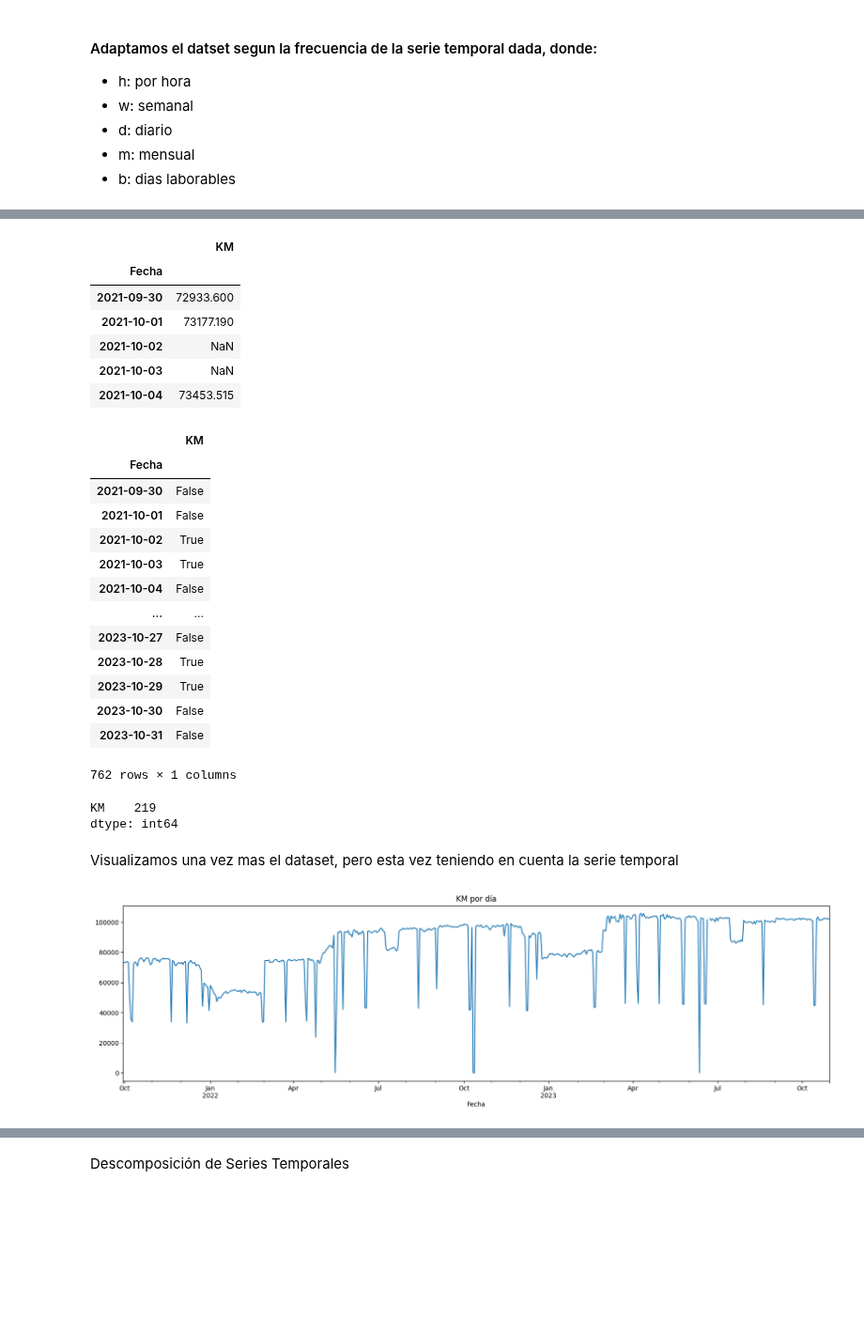
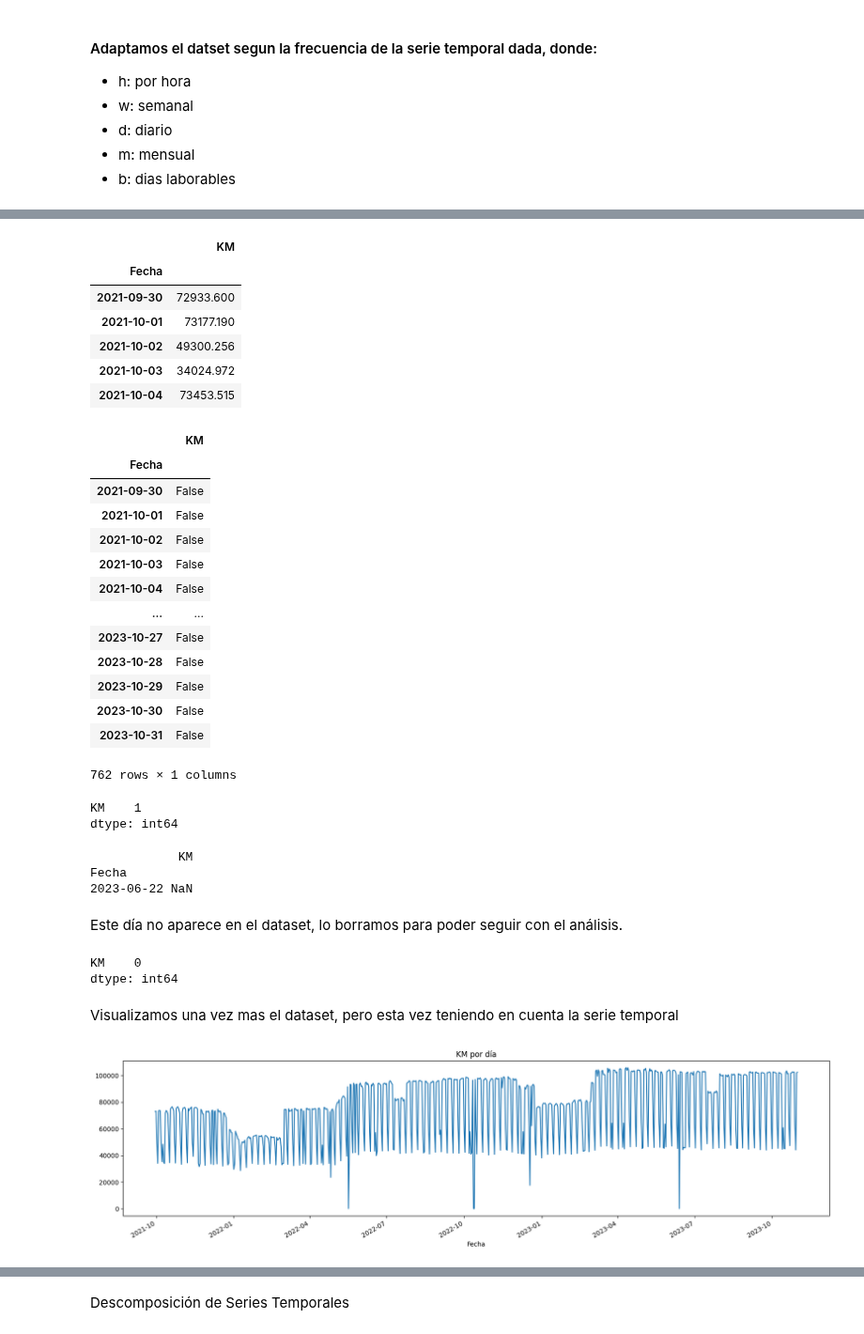
Before and after one commit to rstvz90/AST_G4, a Jupyter notebook: TP_G4_KM.ipynb, the cells around one changed output, grey strips where cells are left out. Shown at 94% size. Drawn from its saved outputs; the diff is of its cells as text; code cells hidden in the pictures; blank space fills up the shorter version.

```diff
--- a/TP_G4_KM.ipynb
+++ b/TP_G4_KM.ipynb
@@ -133,8 +161,8 @@ df_comp.head()
 | 3 | 2023-03-06 | 103403.154 |
 | 4 | 2023-03-10 | 102574.717 |
 # %%
-df_comp.set_index("Fecha", inplace=True)
-df_comp.head()
+df_km.set_index("Fecha", inplace=True)
+df_km.head()
 # %% [output]
 |  | KM |
 | Fecha |  |
@@ -171,0 +182,3 @@ df_comp
+# %%
+df_km=df_km.asfreq('d')
+df_km
@@ -172,33 +200,33 @@ df_comp
 # %%
-df_comp=df_comp.asfreq('d')
-df_comp.head()
+df_km=df_km.asfreq('d')
+df_km.head()
 # %% [output]
 |  | KM |
 | Fecha |  |
 | 2021-09-30 | 72933.600 |
 | 2021-10-01 | 73177.190 |
-| 2021-10-02 | NaN |
-| 2021-10-03 | NaN |
+| 2021-10-02 | 49300.256 |
+| 2021-10-03 | 34024.972 |
 | 2021-10-04 | 73453.515 |
 # %%
-df_comp.isna()
+df_km.isna()
 # %% [output]
 |  | KM |
 | Fecha |  |
 | 2021-09-30 | False |
 | 2021-10-01 | False |
-| 2021-10-02 | True |
-| 2021-10-03 | True |
+| 2021-10-02 | False |
+| 2021-10-03 | False |
 | 2021-10-04 | False |
 | ... | ... |
 | 2023-10-27 | False |
-| 2023-10-28 | True |
-| 2023-10-29 | True |
+| 2023-10-28 | False |
+| 2023-10-29 | False |
 | 2023-10-30 | False |
 | 2023-10-31 | False |
 762 rows × 1 columns
 # %%
-df_comp.isna().sum()
+df_km.isna().sum()
 # %% [output]
-KM    219
+KM    1
 dtype: int64
@@ -205,7 +235,22 @@ dtype: int64
+# %%
+print(fila_con_na)
+# %% [output]
+            KM
+Fecha
+2023-06-22 NaN
+# %% [markdown]
+Este día no aparece en el dataset, lo borramos para poder seguir con el análisis.
+# %%
+df_km=df_km.dropna()
+# %%
+df_km.isna().sum()
+# %% [output]
+KM    0
+dtype: int64
 # %% [markdown]
 Visualizamos una vez mas el dataset, pero esta vez teniendo en cuenta la serie temporal
 # %%
-df_comp.KM.plot(figsize=(20,5), title = "KM por día")
+df_km.KM.plot(figsize=(20,5), title = "KM por día")
 plt.show()
 # %% [output]
-[figure, old version]
+[figure, new version]
```
Also changed, not shown: parts of 26 cells of this notebook.
